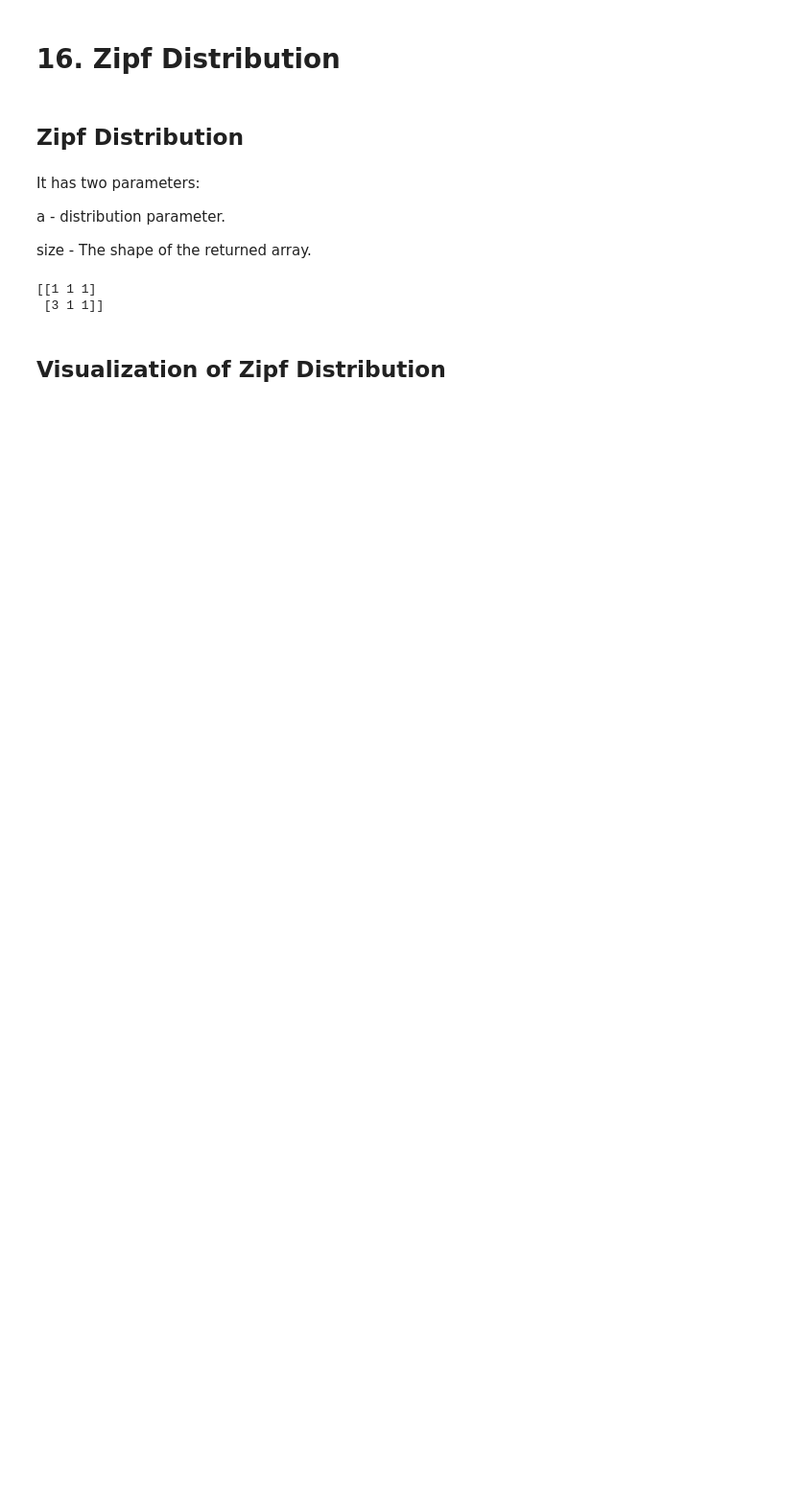
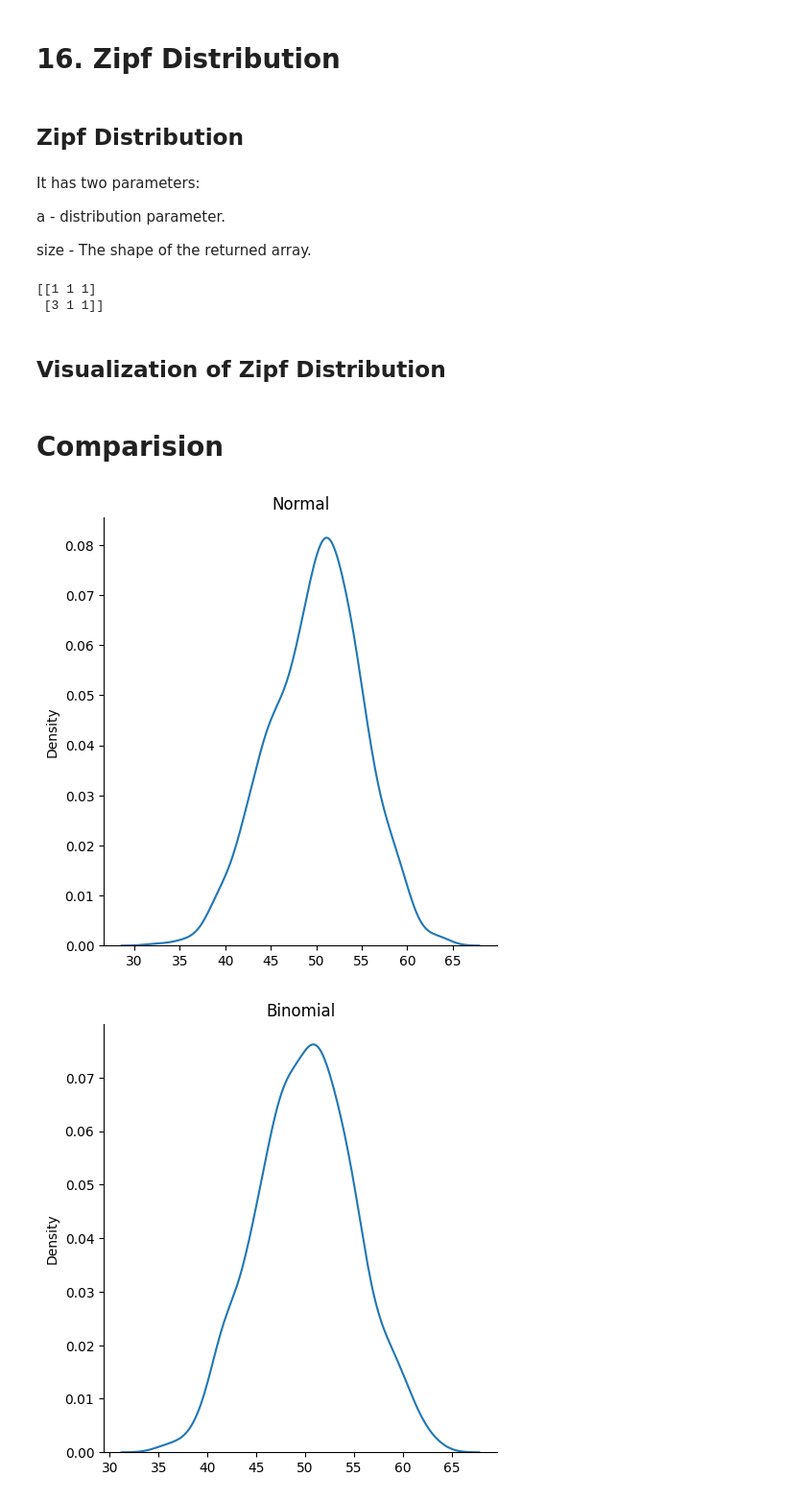
Before and after one commit to ItsMohamedAyman/NumPy, a Jupyter notebook: NumPy_Random.ipynb, the cells around one changed output. Shown: that part at 96% size. Drawn from its saved outputs; the diff is of its cells as text; code cells hidden in the pictures; blank space fills up the shorter version.

```diff
--- a/NumPy_Random.ipynb
+++ b/NumPy_Random.ipynb
@@ -656,3 +656,34 @@ x = random.zipf(a=2, size=1000)
 sns.displot(x[x<10])
 
 plt.show()
+# %% [markdown]
+# Comparision
+# %%
+from numpy import random as rn
+import matplotlib.pyplot as plt
+import seaborn as sns
+
+Data = {"Normal":rn.normal(loc=50, scale=5, size=1000),                       #loc: Mean | scale: (Standard Deviation) how flat the graph distribution should be
+        "Binomial":rn.binomial(n=100, p=0.5, size=1000),                      #n: number of trials | P:probability of occurence of each trial
+        "Poisson":rn.poisson(lam=50, size=1000),                              #lam : rate or known number of occurrences
+        "Uniform":rn.uniform(size=1000),
+        "Logistic":rn.logistic(loc=50, scale=5, size=1000),                   #loc: Mean | scale: (Standard Deviation) how flat the graph distribution should be
+        "Multinomial":rn.multinomial(n=3, pvals=[3/6, 2/6, 1/6]),             #n: number of times to run the experiment |pvals: list of probabilties of outcomes
+        "Exponential":rn.exponential(scale=5, size= 1000),                    #scale: inverse of rate ( see lam in poisson distribution ) defaults to 1.0.
+        "Chi square":rn.chisquare(df=1, size=1000),                           #df: Degrees of freedom
+        "Rayleigh":rn.rayleigh(scale=5, size=1000),                           #scale: (standard deviation) decides how flat the distribution will be default 1.0).
+        "Pareto":rn.pareto(a=2, size=1000),                                   #a - shape parameter.
+        "Zipf":rn.zipf(a=2,size=1000)                                         #a - shape parameter.
+
+
+
+}
+
+
+for distribution in Data:
+  sns.displot(Data[distribution], kind="kde")
+  plt.title(f"{distribution}")
+  plt.show()
+# %% [output]
+[figure, added]
+[figure, added]
```
Also changed, not shown: parts of 2 cells of this notebook.
